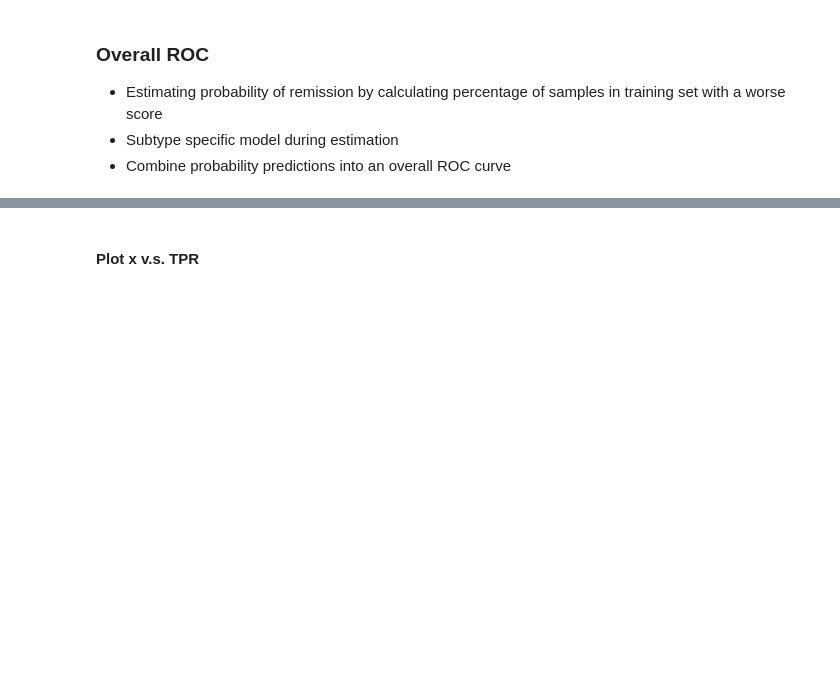
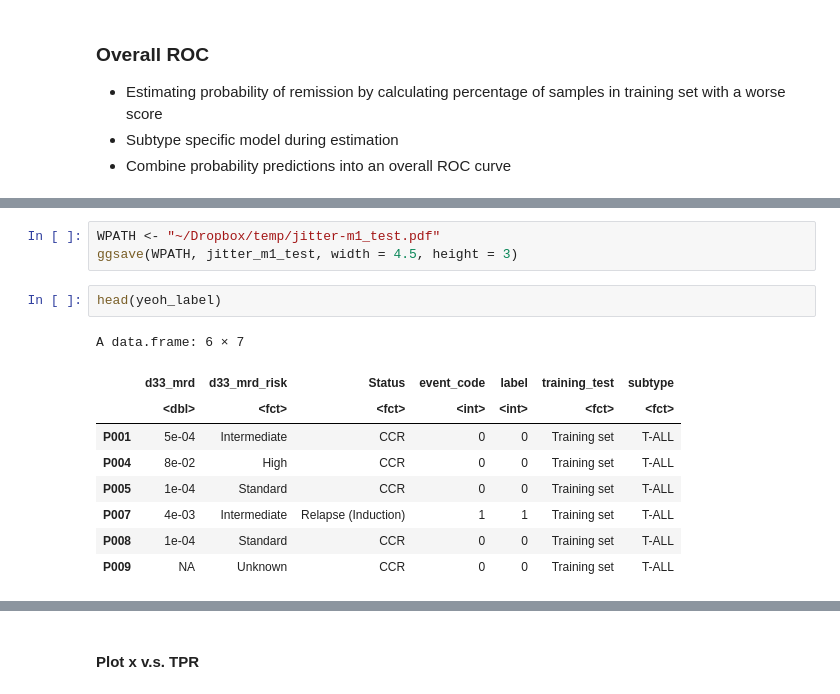
Before and after one commit to dblux/relapse_prediction, a Jupyter notebook: sandbox-model1_proportion.ipynb, the cells around one changed output, grey strips where cells are left out. Drawn from its saved outputs; the diff is of its cells as text; blank space fills up the shorter version.

```diff
--- a/sandbox-model1_proportion.ipynb
+++ b/sandbox-model1_proportion.ipynb
@@ -1299,0 +1814,15 @@ P189   9.2802792 0.015151515 0.02020202 0.5883803     1
+# %%
+WPATH <- "~/Dropbox/temp/jitter-m1_test.pdf"
+ggsave(WPATH, jitter_m1_test, width = 4.5, height = 3)
+# %%
+head(yeoh_label)
+# %% [output]
+A data.frame: 6 × 7
+|  | d33_mrd | d33_mrd_risk | Status | event_code | label | training_test | subtype |
+|  | <dbl> | <fct> | <fct> | <int> | <int> | <fct> | <fct> |
+| P001 | 5e-04 | Intermediate | CCR | 0 | 0 | Training set | T-ALL |
+| P004 | 8e-02 | High | CCR | 0 | 0 | Training set | T-ALL |
+| P005 | 1e-04 | Standard | CCR | 0 | 0 | Training set | T-ALL |
+| P007 | 4e-03 | Intermediate | Relapse (Induction) | 1 | 1 | Training set | T-ALL |
+| P008 | 1e-04 | Standard | CCR | 0 | 0 | Training set | T-ALL |
+| P009 | NA | Unknown | CCR | 0 | 0 | Training set | T-ALL |
```
Also changed, not shown: parts of 91 cells of this notebook, 4 other files.
